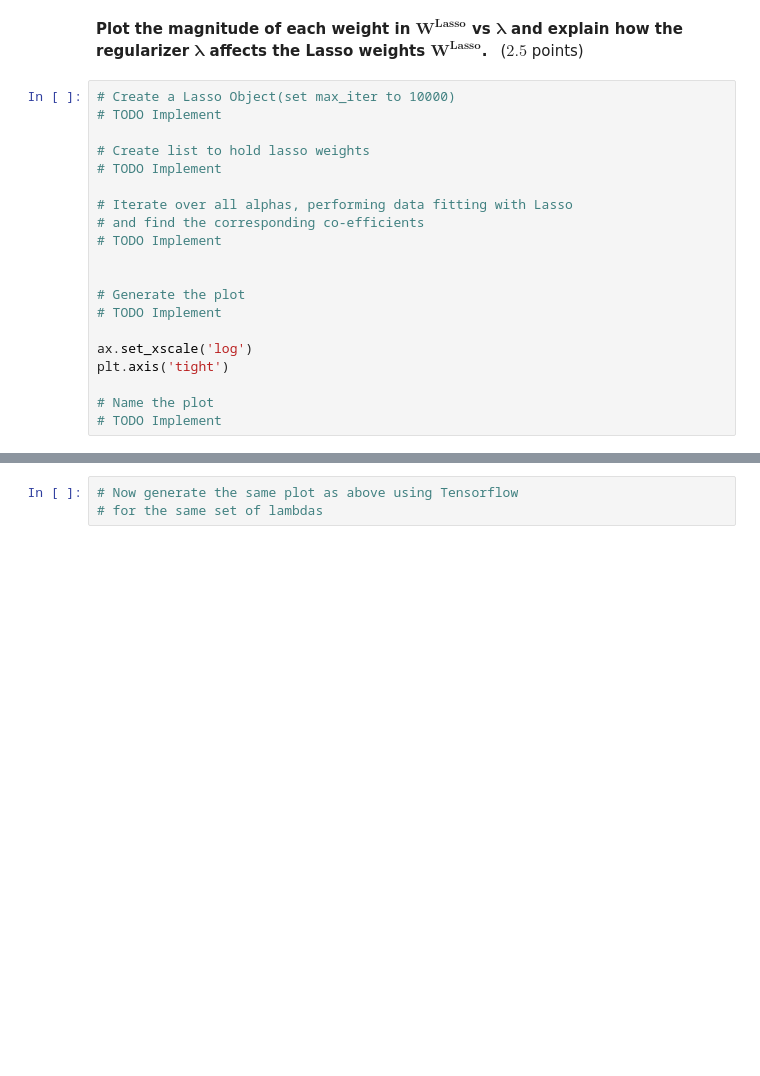
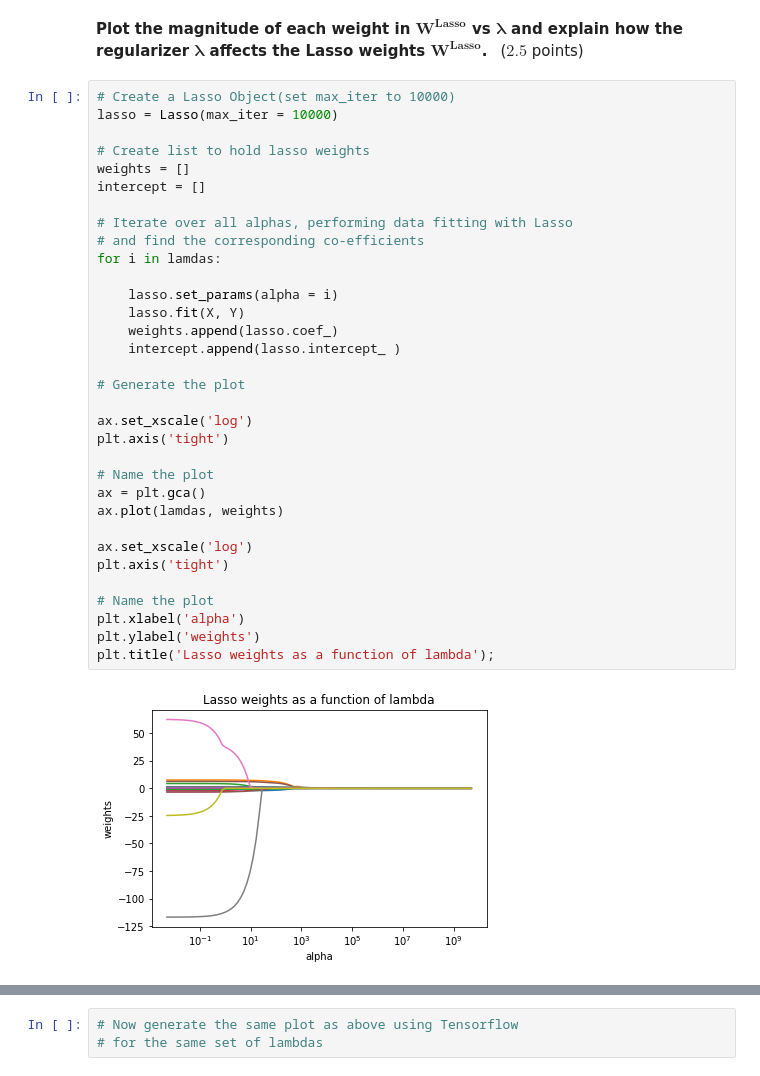
Before and after one commit to zshn25/Neural-Networks-Implementation-Application, a Jupyter notebook: nniaassignment6final.ipynb, the cells around one changed output, grey strips where cells are left out. Drawn from its saved outputs; the diff is of its cells as text; blank space fills up the shorter version.

```diff
--- a/nniaassignment6final.ipynb
+++ b/nniaassignment6final.ipynb
@@ -109,21 +116,36 @@ $$\mathbf{J(W) ~~=~~ \big|\big|~Y-XW~\big|\big|_{2}^2 ~+~\lambda~ \big|\big|~W~\
 **Plot the magnitude of each weight in $\mathbf{W^{Lasso}}$ vs $\mathbf{\lambda}$ and explain how the regularizer $\mathbf{\lambda}$ affects the Lasso weights $\mathbf{W^{Lasso}}$.** $~$ ($2.5$ points)
 # %%
 # Create a Lasso Object(set max_iter to 10000)
-# TODO Implement
+lasso = Lasso(max_iter = 10000)
 
 # Create list to hold lasso weights
-# TODO Implement
+weights = []
+intercept = []
 
 # Iterate over all alphas, performing data fitting with Lasso
 # and find the corresponding co-efficients
-# TODO Implement
+for i in lamdas:
 
+    lasso.set_params(alpha = i)
+    lasso.fit(X, Y)
+    weights.append(lasso.coef_)
+    intercept.append(lasso.intercept_ )
 
 # Generate the plot
-# TODO Implement
 
 ax.set_xscale('log')
 plt.axis('tight')
 
 # Name the plot
-# TODO Implement
+ax = plt.gca()
+ax.plot(lamdas, weights)
+
+ax.set_xscale('log')
+plt.axis('tight')
+
+# Name the plot
+plt.xlabel('alpha')
+plt.ylabel('weights')
+plt.title('Lasso weights as a function of lambda');
+# %% [output]
+[figure, added]
```
Also changed, not shown: parts of 5 cells of this notebook.
